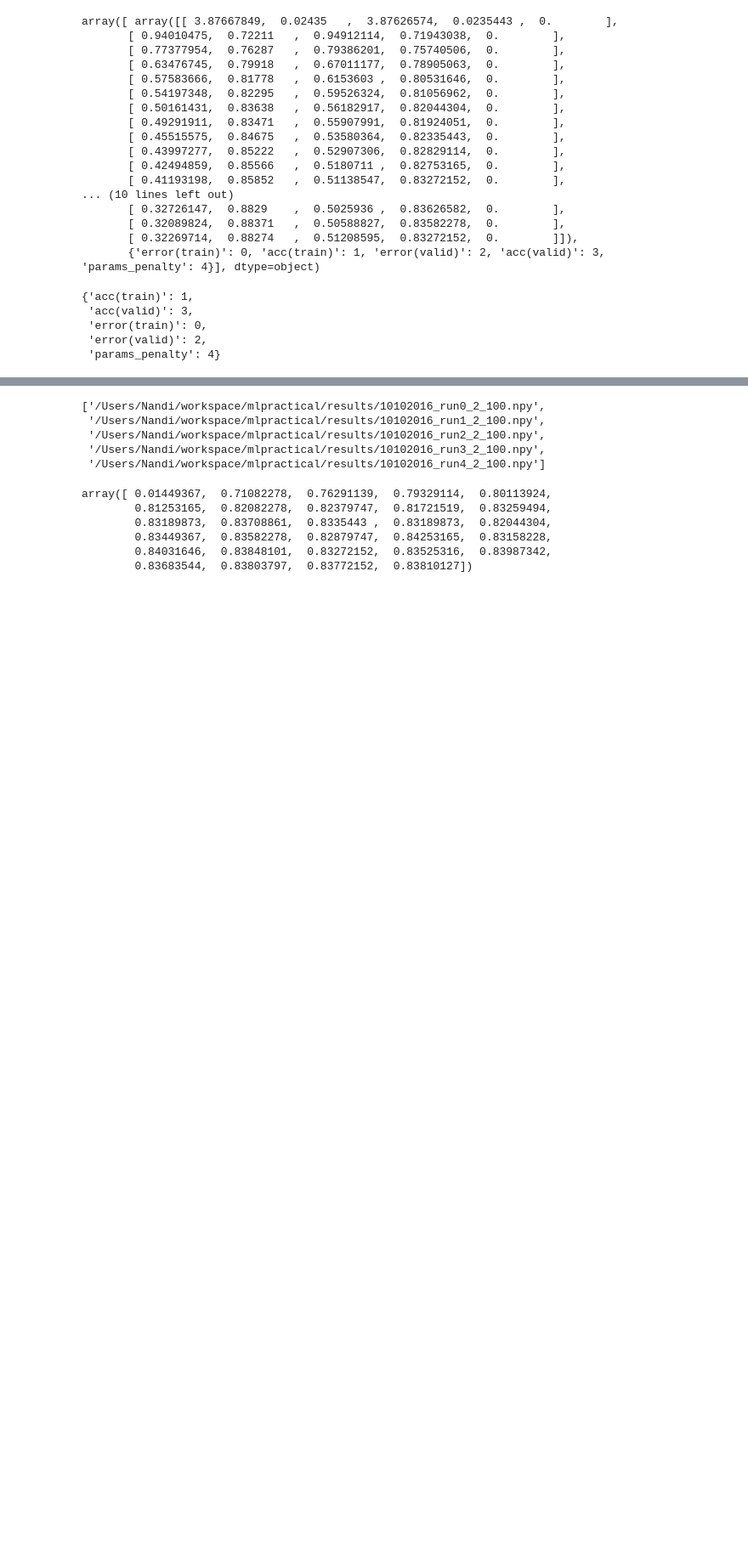
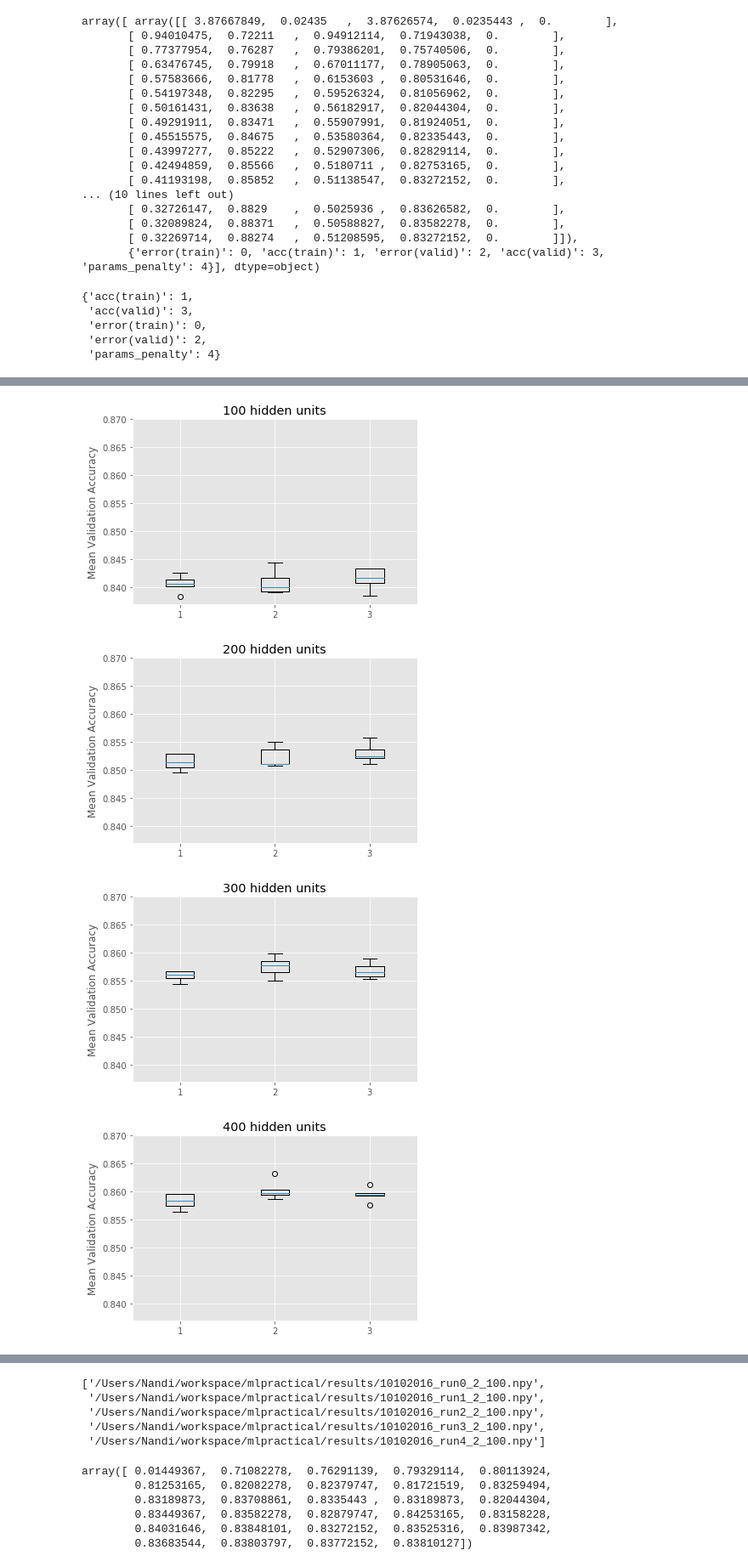
Before and after one commit to nandidodo/mlp, a Jupyter notebook: notebooks/Coursework_2.ipynb, the cells around one changed output, grey strips where cells are left out. Shown at 85% size. Saved outputs shown, nothing was run; the diff lists cells and outputs as text; code cells hidden in the pictures; blank space fills up the shorter version.

```diff
--- a/notebooks/Coursework_2.ipynb
+++ b/notebooks/Coursework_2.ipynb
@@ -313,0 +328,31 @@ for units in hidden_units:
+# %%
+for units in hidden_units:
+    ys_boxplot = []
+    for layers in np.arange(2,5):
+        files = glob.glob('{}{}{}{}{}{}{}{}'.format(filepath, '10102016_run', '*', '_', layers, '_', units, '.npy'))
+        ys = []
+        for f in files:
+            #print(f)
+            file = np.load(f)
+
+            ys.append(np.max(file[0][1:, keys[target_data]]))
+#         print(ys)
+
+        ys = np.array(ys)
+
+        ys_boxplot.append(ys)
+
+    plt.boxplot(ys_boxplot) # label="{}{}".format(layers, ' number of layers'))
+    plt.ylim(0.837, 0.87)
+    plt.ylabel('Mean Validation Accuracy')
+#         plt.xlabel('Epoch number')
+    plt.title(str(units) + ' hidden units')
+#         plt.fill_between(np.arange(n), ys_mean - ys_std, ys_mean + ys_std, alpha=0.3)
+    plt.legend()
+    #plt.savefig('/Users/Nandi/workspace/mlpractical/report/images/2b/' + str(w) + str(l) + '.pdf')
+    plt.show()
+# %% [output]
+[figure, added]
+[figure, added]
+[figure, added]
+[figure, added]
```
Also changed, not shown: parts of 9 cells of this notebook, 1 other file.
